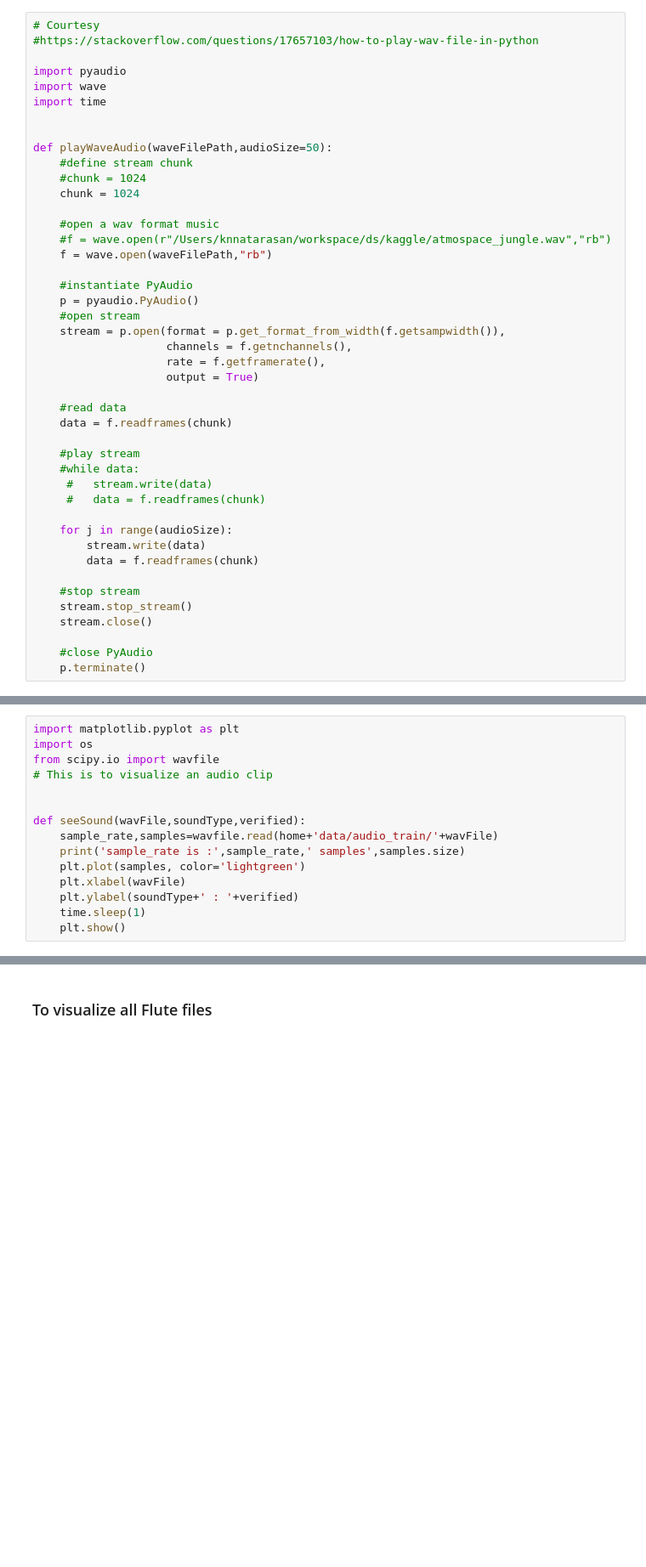
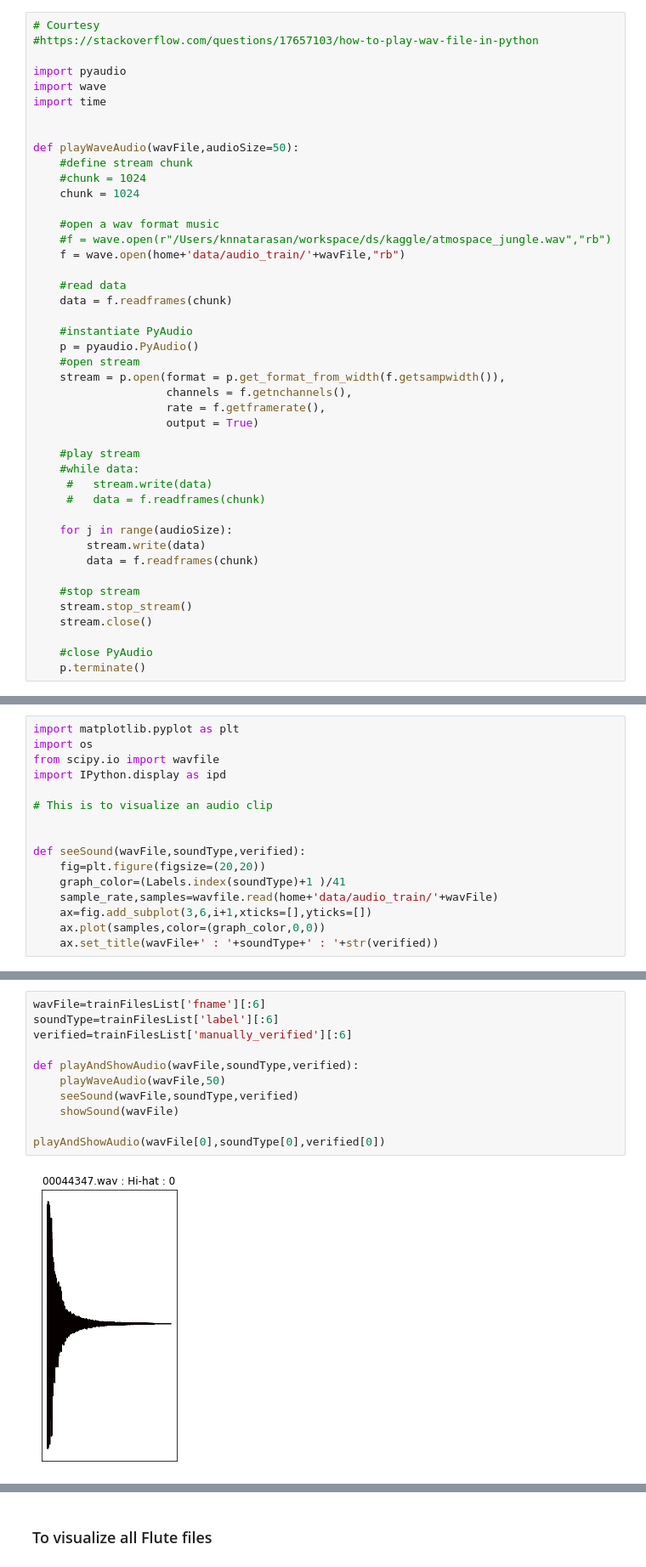
Before and after one commit to knatarasan/freesound, a Jupyter notebook: LearnSound.ipynb, the cells around one changed output, grey strips where cells are left out. Shown at 85% size. Saved outputs shown, nothing was run; the diff lists cells and outputs as text; blank space fills up the shorter version.

Commit message:
Until Data preparation and exploratory analysis completed

```diff
--- a/LearnSound.ipynb
+++ b/LearnSound.ipynb
@@ -48,14 +141,17 @@ import wave
 import time
 
 
-def playWaveAudio(waveFilePath,audioSize=50):
+def playWaveAudio(wavFile,audioSize=50):
     #define stream chunk
     #chunk = 1024
     chunk = 1024
 
     #open a wav format music
     #f = wave.open(r"/Users/knnatarasan/workspace/ds/kaggle/atmospace_jungle.wav","rb")
-    f = wave.open(waveFilePath,"rb")
+    f = wave.open(home+'data/audio_train/'+wavFile,"rb")
+
+    #read data
+    data = f.readframes(chunk)
 
     #instantiate PyAudio
     p = pyaudio.PyAudio()
@@ -64,9 +160,6 @@ def playWaveAudio(waveFilePath,audioSize=50):
                     channels = f.getnchannels(),
                     rate = f.getframerate(),
                     output = True)
-
-    #read data
-    data = f.readframes(chunk)
 
     #play stream
     #while data:
@@ -87,14 +182,15 @@ def playWaveAudio(waveFilePath,audioSize=50):
 import matplotlib.pyplot as plt
 import os
 from scipy.io import wavfile
+import IPython.display as ipd
+
 # This is to visualize an audio clip
 
 
 def seeSound(wavFile,soundType,verified):
+    fig=plt.figure(figsize=(20,20))
+    graph_color=(Labels.index(soundType)+1 )/41
     sample_rate,samples=wavfile.read(home+'data/audio_train/'+wavFile)
-    print('sample_rate is :',sample_rate,' samples',samples.size)
-    plt.plot(samples, color='lightgreen')
-    plt.xlabel(wavFile)
-    plt.ylabel(soundType+' : '+verified)
-    time.sleep(1)
-    plt.show()
+    ax=fig.add_subplot(3,6,i+1,xticks=[],yticks=[])
+    ax.plot(samples,color=(graph_color,0,0))
+    ax.set_title(wavFile+' : '+soundType+' : '+str(verified))
@@ -123,0 +201,13 @@ sample_rate is : 44100  samples 78498
+# %%
+wavFile=trainFilesList['fname'][:6]
+soundType=trainFilesList['label'][:6]
+verified=trainFilesList['manually_verified'][:6]
+
+def playAndShowAudio(wavFile,soundType,verified):
+    playWaveAudio(wavFile,50)
+    seeSound(wavFile,soundType,verified)
+    showSound(wavFile)
+
+playAndShowAudio(wavFile[0],soundType[0],verified[0])
+# %% [output]
+[figure, added]
```
Also changed, not shown: parts of 28 cells of this notebook.
